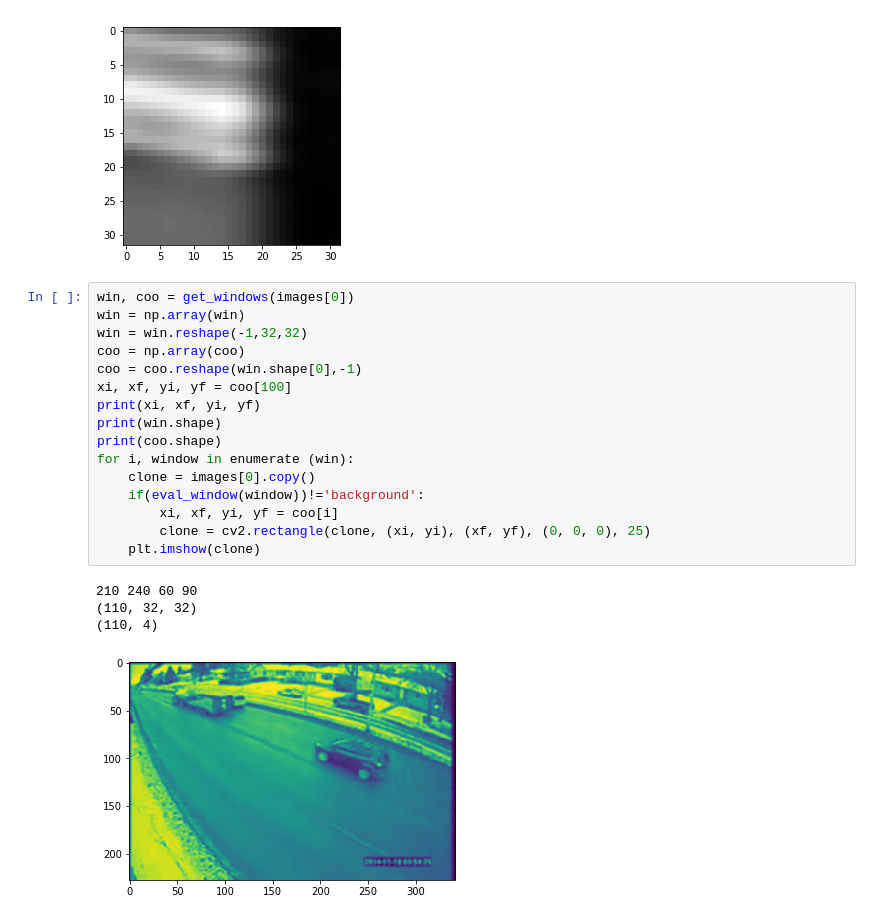
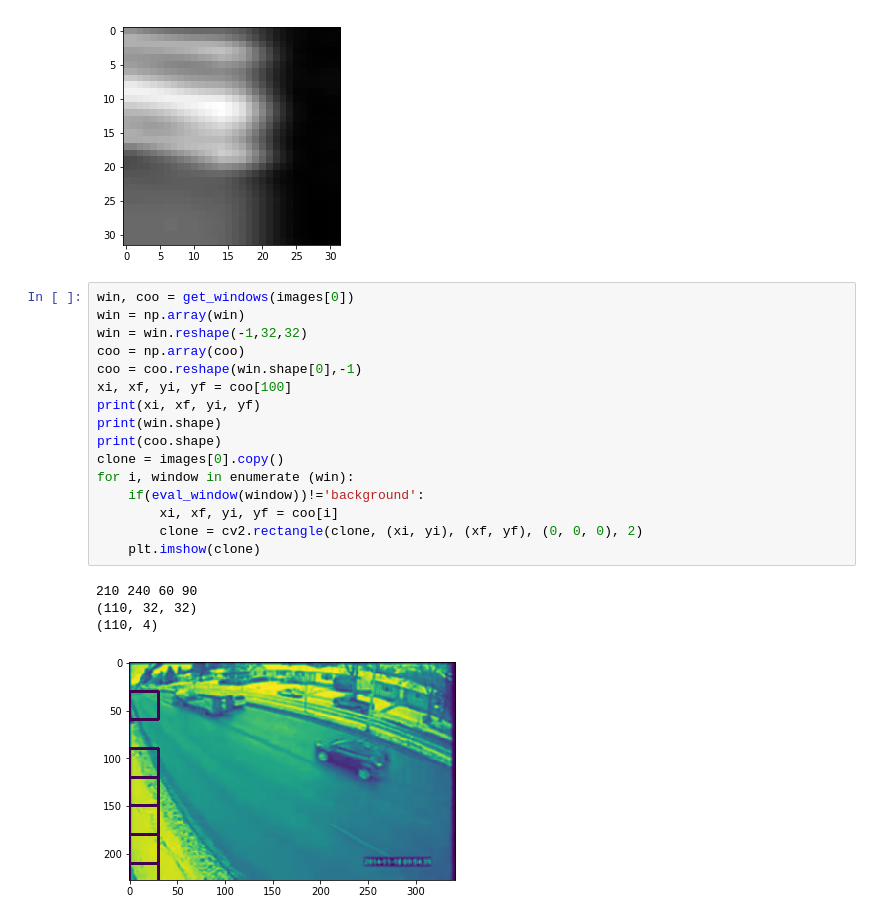
Before and after one commit to bryanjay28/ComputerVisionFinalProject, a Jupyter notebook: object_detection.ipynb, the cells around one changed output. Cells and saved outputs as stored; diff of their text form.

```diff
--- a/object_detection.ipynb
+++ b/object_detection.ipynb
@@ -113,21 +99,21 @@ for window in win:
 # %%
 win, coo = get_windows(images[0])
 win = np.array(win)
 win = win.reshape(-1,32,32)
 coo = np.array(coo)
 coo = coo.reshape(win.shape[0],-1)
 xi, xf, yi, yf = coo[100]
 print(xi, xf, yi, yf)
 print(win.shape)
 print(coo.shape)
+clone = images[0].copy()
 for i, window in enumerate (win):
-    clone = images[0].copy()
     if(eval_window(window))!='background':
         xi, xf, yi, yf = coo[i]
-        clone = cv2.rectangle(clone, (xi, yi), (xf, yf), (0, 0, 0), 25)
+        clone = cv2.rectangle(clone, (xi, yi), (xf, yf), (0, 0, 0), 2)
     plt.imshow(clone)
 # %% [output]
 210 240 60 90
 (110, 32, 32)
 (110, 4)
-[figure, old version]
+[figure, new version]
```
Also changed, not shown: parts of 2 cells of this notebook.
